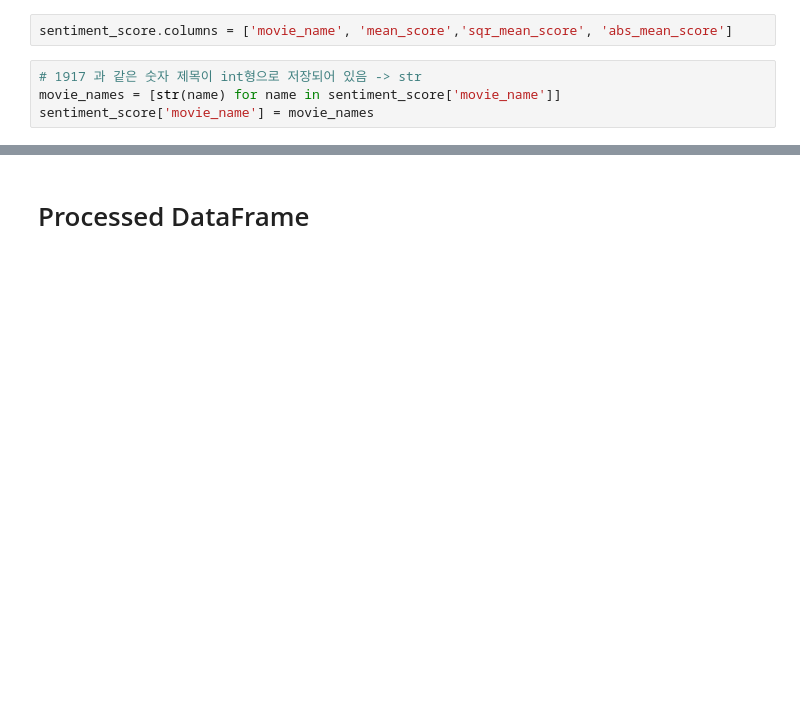
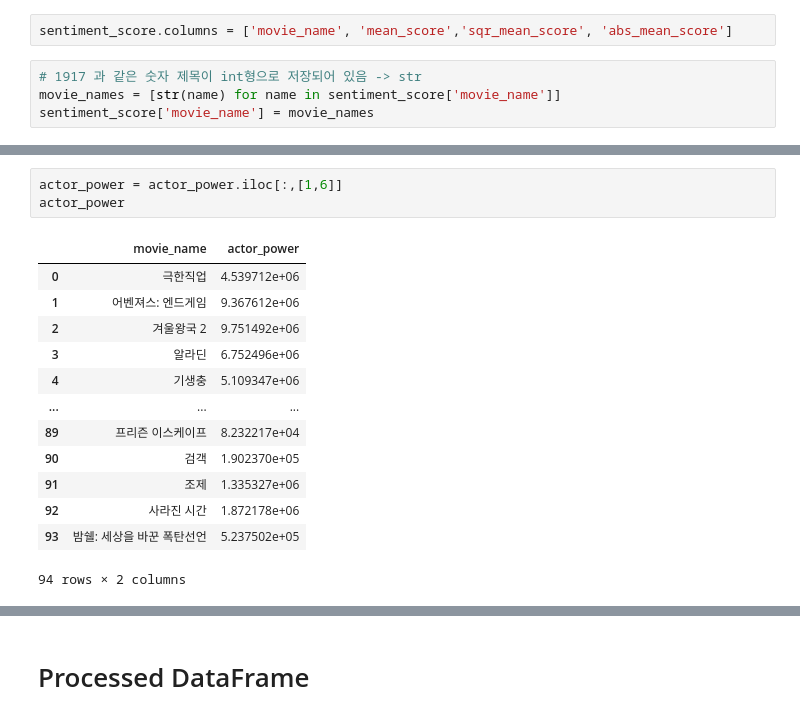
Before and after one commit to movie-catcher/data-analysis, a Jupyter notebook: taenam/DF_Configuration.ipynb, the cells around one changed output, grey strips where cells are left out. Cells and saved outputs as stored; diff of their text form; blank space fills up the shorter version.

```diff
--- a/taenam/DF_Configuration.ipynb
+++ b/taenam/DF_Configuration.ipynb
@@ -501,0 +484,17 @@ Index(['movie_name', 'release', 'take', 'audience', 'nation',
+# %%
+actor_power = actor_power.iloc[:,[1,6]]
+actor_power
+# %% [output]
+|  | movie_name | actor_power |
+| 0 | 극한직업 | 4.539712e+06 |
+| 1 | 어벤져스: 엔드게임 | 9.367612e+06 |
+| 2 | 겨울왕국 2 | 9.751492e+06 |
+| 3 | 알라딘 | 6.752496e+06 |
+| 4 | 기생충 | 5.109347e+06 |
+| ... | ... | ... |
+| 89 | 프리즌 이스케이프 | 8.232217e+04 |
+| 90 | 검객 | 1.902370e+05 |
+| 91 | 조제 | 1.335327e+06 |
+| 92 | 사라진 시간 | 1.872178e+06 |
+| 93 | 밤쉘: 세상을 바꾼 폭탄선언 | 5.237502e+05 |
+94 rows × 2 columns
```
Also changed, not shown: parts of 16 cells of this notebook, 2 other files.
